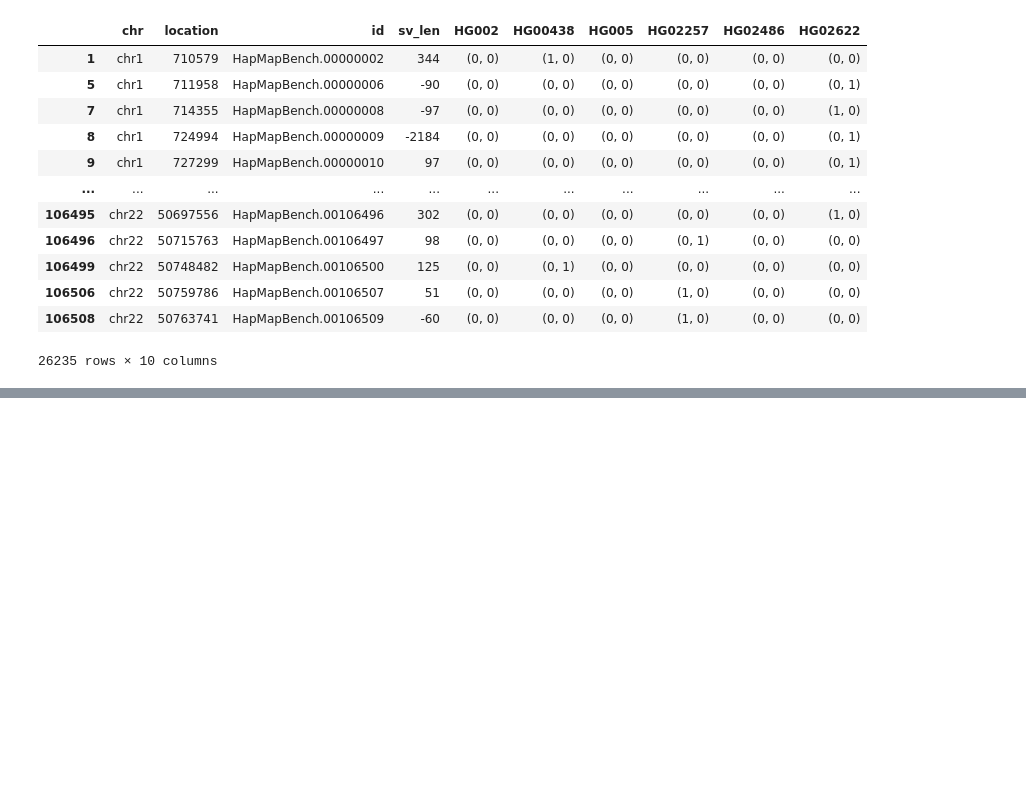
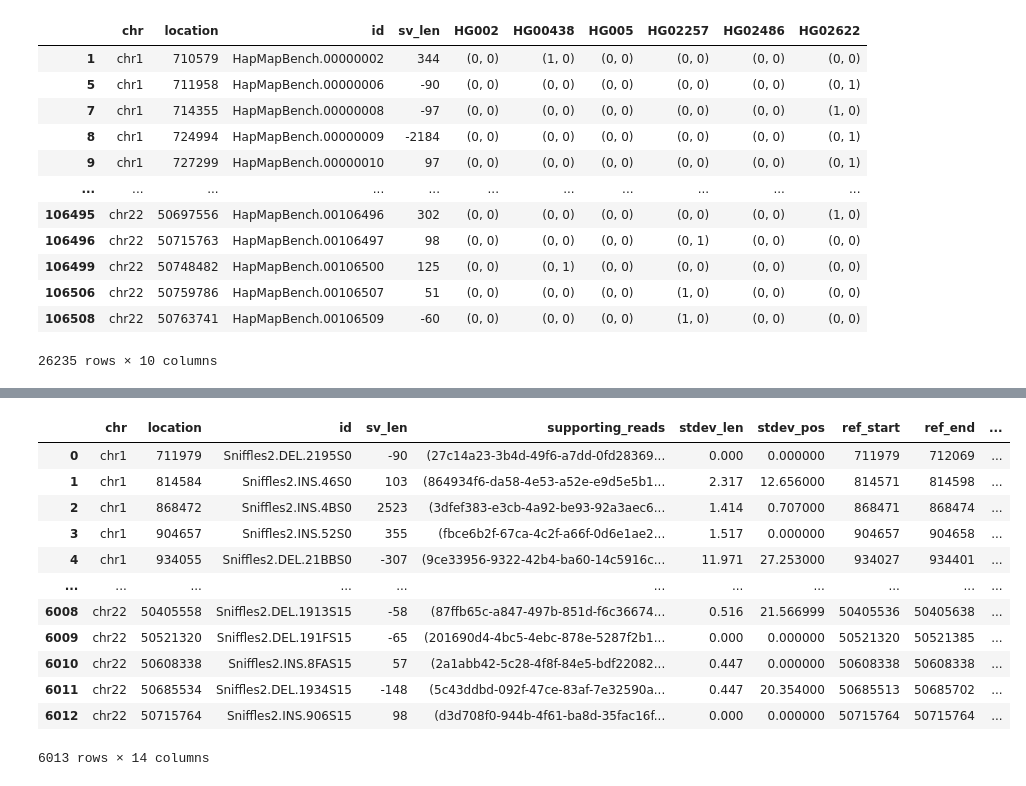
Before and after one commit to Fu-Yilei/SniffCell, a Jupyter notebook: sv_benchmark.ipynb, the cells around one changed output, grey strips where cells are left out. Drawn from its saved outputs; the diff is of its cells as text; code cells hidden in the pictures; blank space fills up the shorter version.

Commit message:
add more SV benchmarking

```diff
--- a/sv_benchmark.ipynb
+++ b/sv_benchmark.ipynb
@@ -88,0 +125,22 @@ with open("./dataset/distinct_sv.list", "w") as f:
+# %%
+hapmap_hetero_confirmed_sv = "dataset/assembly_based_sv_distinct_heterozygous_bench_hapmap/tp-comp.vcf.gz"
+hapmap_hetero_confirmed_sv_df = read_vcf_to_df(pysam.VariantFile(hapmap_hetero_confirmed_sv))
+hprc_hapmap_hetero_confirmed_sv = "dataset/assembly_based_sv_distinct_heterozygous_bench_hapmap/tp-base.vcf.gz"
+hprc_hapmap_hetero_confirmed_sv_df = read_vcf_to_df_comp(pysam.VariantFile(hprc_hapmap_hetero_confirmed_sv))
+hetro_hapmap_benchmark_list = pd.concat([hapmap_hetero_confirmed_sv_df, hprc_hapmap_hetero_confirmed_sv_df.add_suffix("_asm")], axis=1)
+# %%
+hetro_hapmap_benchmark_list
+# %% [output]
+|  | chr | location | id | sv_len | supporting_reads | stdev_len | stdev_pos | ref_start | ref_end | ... |
+| 0 | chr1 | 711979 | Sniffles2.DEL.2195S0 | -90 | (27c14a23-3b4d-49f6-a7dd-0fd28369... | 0.000 | 0.000000 | 711979 | 712069 | ... |
+| 1 | chr1 | 814584 | Sniffles2.INS.46S0 | 103 | (864934f6-da58-4e53-a52e-e9d5e5b1... | 2.317 | 12.656000 | 814571 | 814598 | ... |
+| 2 | chr1 | 868472 | Sniffles2.INS.4BS0 | 2523 | (3dfef383-e3cb-4a92-be93-92a3aec6... | 1.414 | 0.707000 | 868471 | 868474 | ... |
+| 3 | chr1 | 904657 | Sniffles2.INS.52S0 | 355 | (fbce6b2f-67ca-4c2f-a66f-0d6e1ae2... | 1.517 | 0.000000 | 904657 | 904658 | ... |
+| 4 | chr1 | 934055 | Sniffles2.DEL.21BBS0 | -307 | (9ce33956-9322-42b4-ba60-14c5916c... | 11.971 | 27.253000 | 934027 | 934401 | ... |
+| ... | ... | ... | ... | ... | ... | ... | ... | ... | ... | ... |
+| 6008 | chr22 | 50405558 | Sniffles2.DEL.1913S15 | -58 | (87ffb65c-a847-497b-851d-f6c36674... | 0.516 | 21.566999 | 50405536 | 50405638 | ... |
+| 6009 | chr22 | 50521320 | Sniffles2.DEL.191FS15 | -65 | (201690d4-4bc5-4ebc-878e-5287f2b1... | 0.000 | 0.000000 | 50521320 | 50521385 | ... |
+| 6010 | chr22 | 50608338 | Sniffles2.INS.8FAS15 | 57 | (2a1abb42-5c28-4f8f-84e5-bdf22082... | 0.447 | 0.000000 | 50608338 | 50608338 | ... |
+| 6011 | chr22 | 50685534 | Sniffles2.DEL.1934S15 | -148 | (5c43ddbd-092f-47ce-83af-7e32590a... | 0.447 | 20.354000 | 50685513 | 50685702 | ... |
+| 6012 | chr22 | 50715764 | Sniffles2.INS.906S15 | 98 | (d3d708f0-944b-4f61-ba8d-35fac16f... | 0.000 | 0.000000 | 50715764 | 50715764 | ... |
+6013 rows × 14 columns
```
Also changed, not shown: parts of 9 cells of this notebook.
